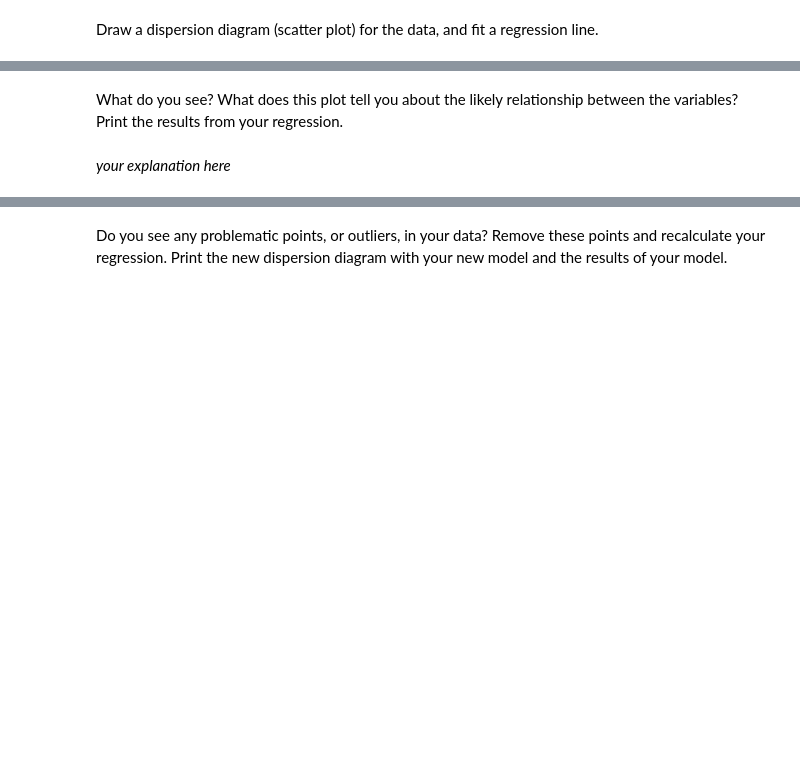
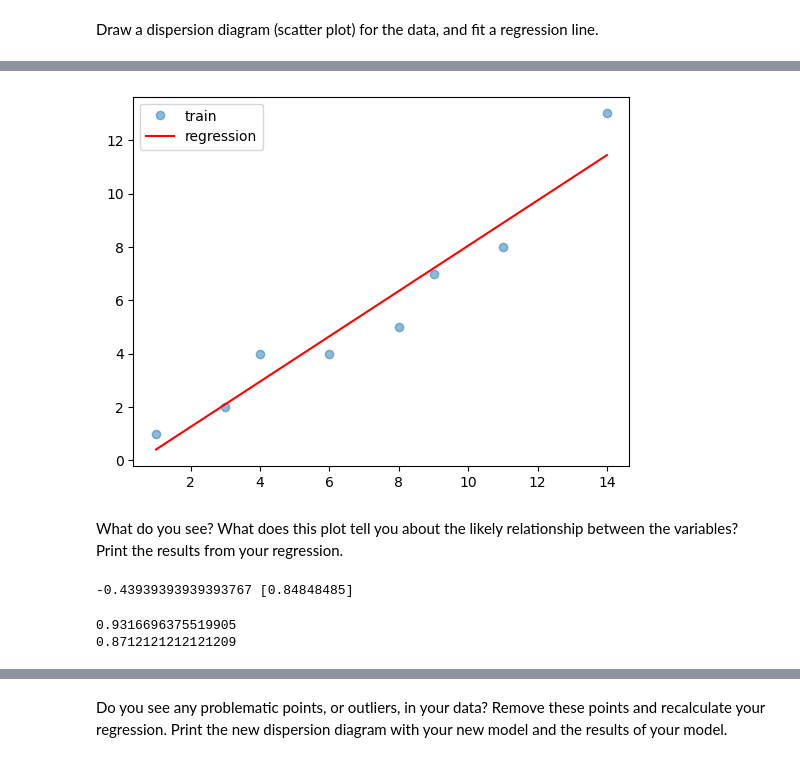
Before and after one commit to LauraSalakari/lab-regression-analysis-en, a Jupyter notebook: your-code/lab-regression-analysis.ipynb, the cells around one changed output, grey strips where cells are left out. Cells and saved outputs as stored; diff of their text form; code cells hidden in the pictures; blank space fills up the shorter version.

```diff
--- a/your-code/lab-regression-analysis.ipynb
+++ b/your-code/lab-regression-analysis.ipynb
@@ -207,4 +218,30 @@ Draw a dispersion diagram (scatter plot) for the data, and fit a regression line
+# %%
+lm = LinearRegression()
+X = df["Invited"].to_numpy().reshape(-1,1)
+y = df["Attended"]
+
+lm.fit(X, y)
+
+y_pred = lm.predict(X)
+
+plt.plot(X, y, "o", alpha=0.5, label="train")
+plt.plot(X, y_pred,'r', label="regression");
+plt.legend()
+plt.show()
+# %% [output]
+[figure, added]
 # %% [markdown]
 What do you see? What does this plot tell you about the likely relationship between the variables? Print the results from your regression.
-# %% [markdown]
-*your explanation here*
+# %%
+print(lm.intercept_,lm.coef_)
+# %% [output]
+-0.43939393939393767 [0.84848485]
+# %%
+y_pred = lm.predict(X)
+
+print(r2_score(y, y_pred))
+
+print(mean_squared_error(y, y_pred))
+# %% [output]
+0.9316696375519905
+0.8712121212121209
```
Also changed, not shown: parts of 12 cells of this notebook.
